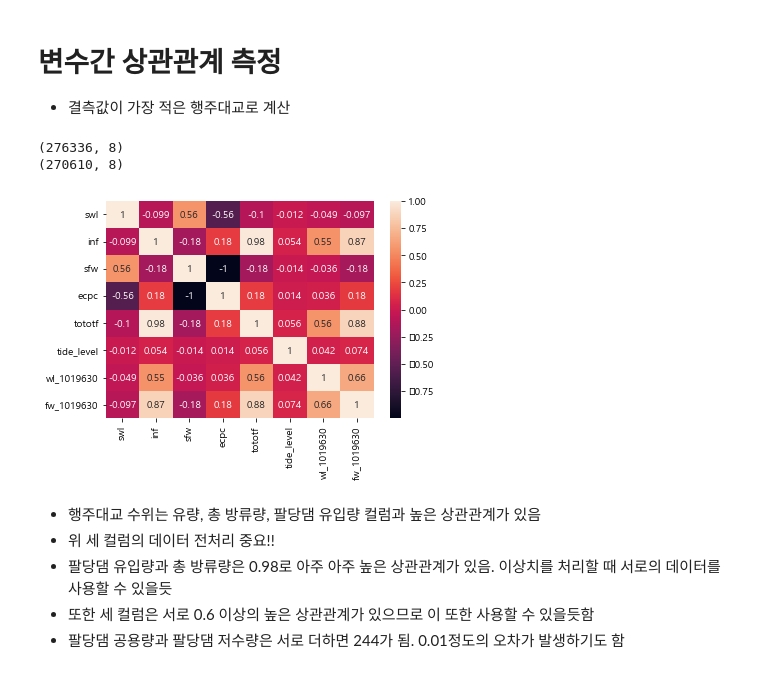
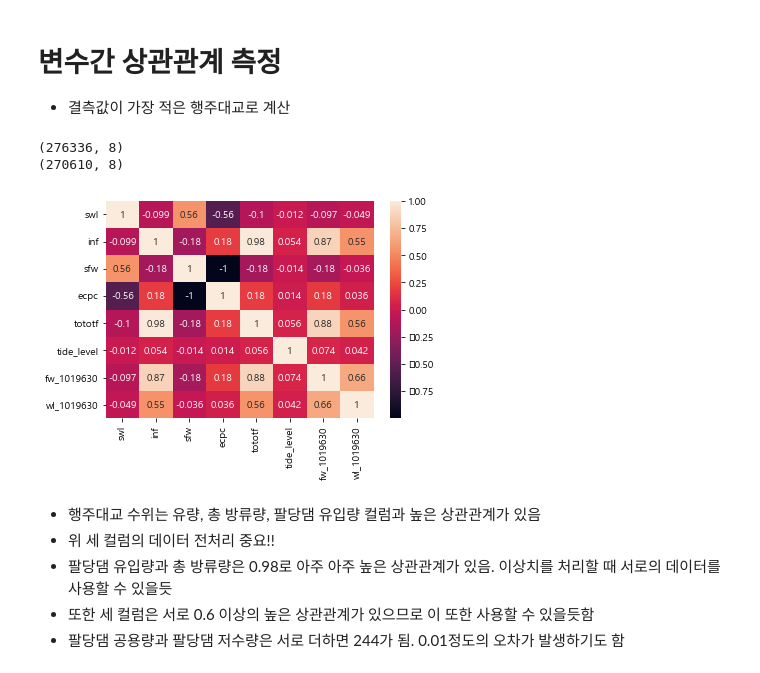
Before and after one commit to PaldangDam/iinteger, a Jupyter notebook: eda.ipynb, the cells around one changed output. Cells and saved outputs as stored; diff of their text form; code cells hidden in the pictures.

```diff
--- a/eda.ipynb
+++ b/eda.ipynb
@@ -170,16 +171,16 @@ plt.figure(figsize=(15, 6))
 # 변수간 상관관계 측정
 * 결측값이 가장 적은 행주대교로 계산
 # %%
-df1 = df[["swl", "inf", "sfw", "ecpc", "tototf", "tide_level", "wl_1019630", "fw_1019630"]]
+df1 = df[["swl", "inf", "sfw", "ecpc", "tototf", "tide_level", "fw_1019630", "wl_1019630"]]
 print(df1.shape)
 df1 = df1.dropna()
 print(df1.shape)
 sns.heatmap(df1.corr(), annot=True)
 plt.show()
 # %% [output]
 (276336, 8)
 (270610, 8)
-[figure, old version]
+[figure, new version]
 # %% [markdown]
 * 행주대교 수위는 유량, 총 방류량, 팔당댐 유입량 컬럼과 높은 상관관계가 있음
 * 위 세 컬럼의 데이터 전처리 중요!!
```
Also changed, not shown: parts of 5 cells of this notebook.
